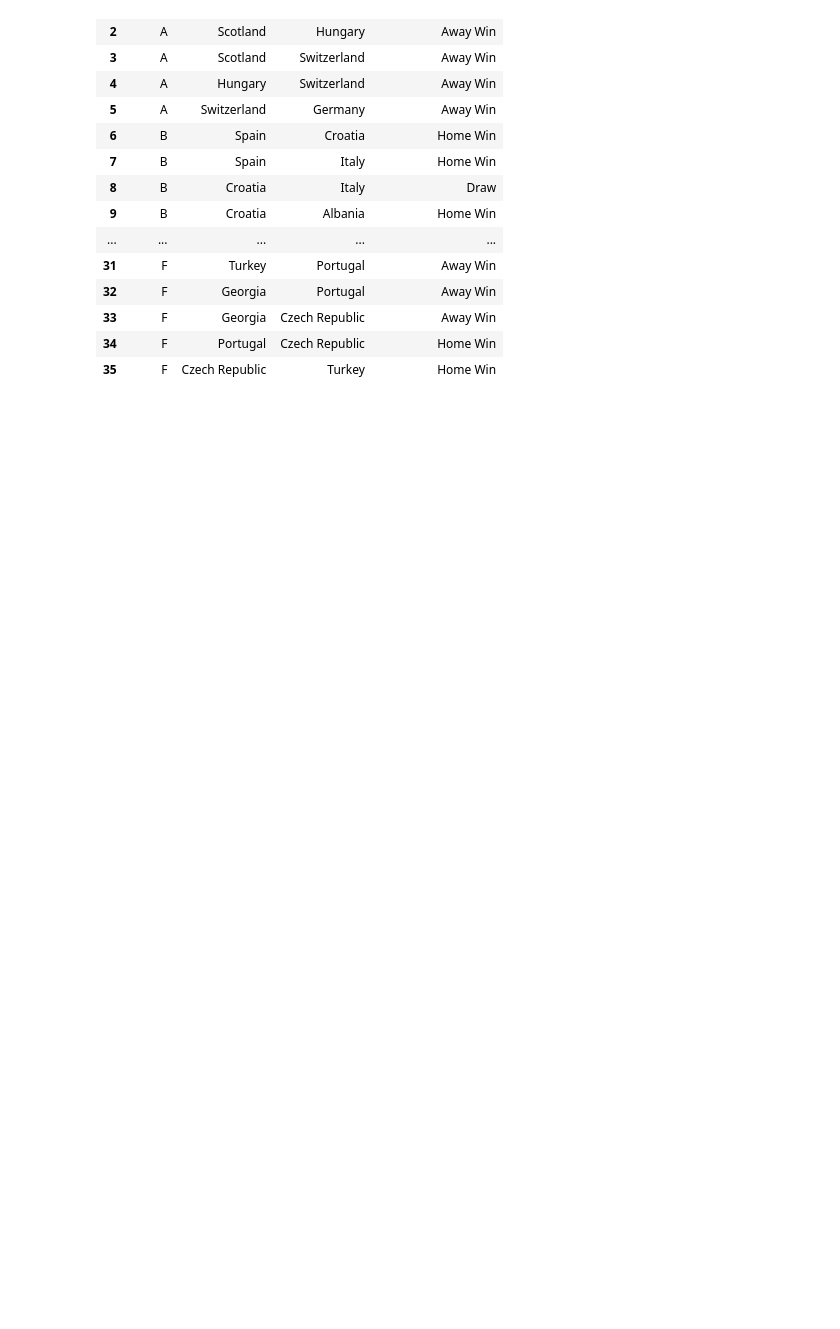
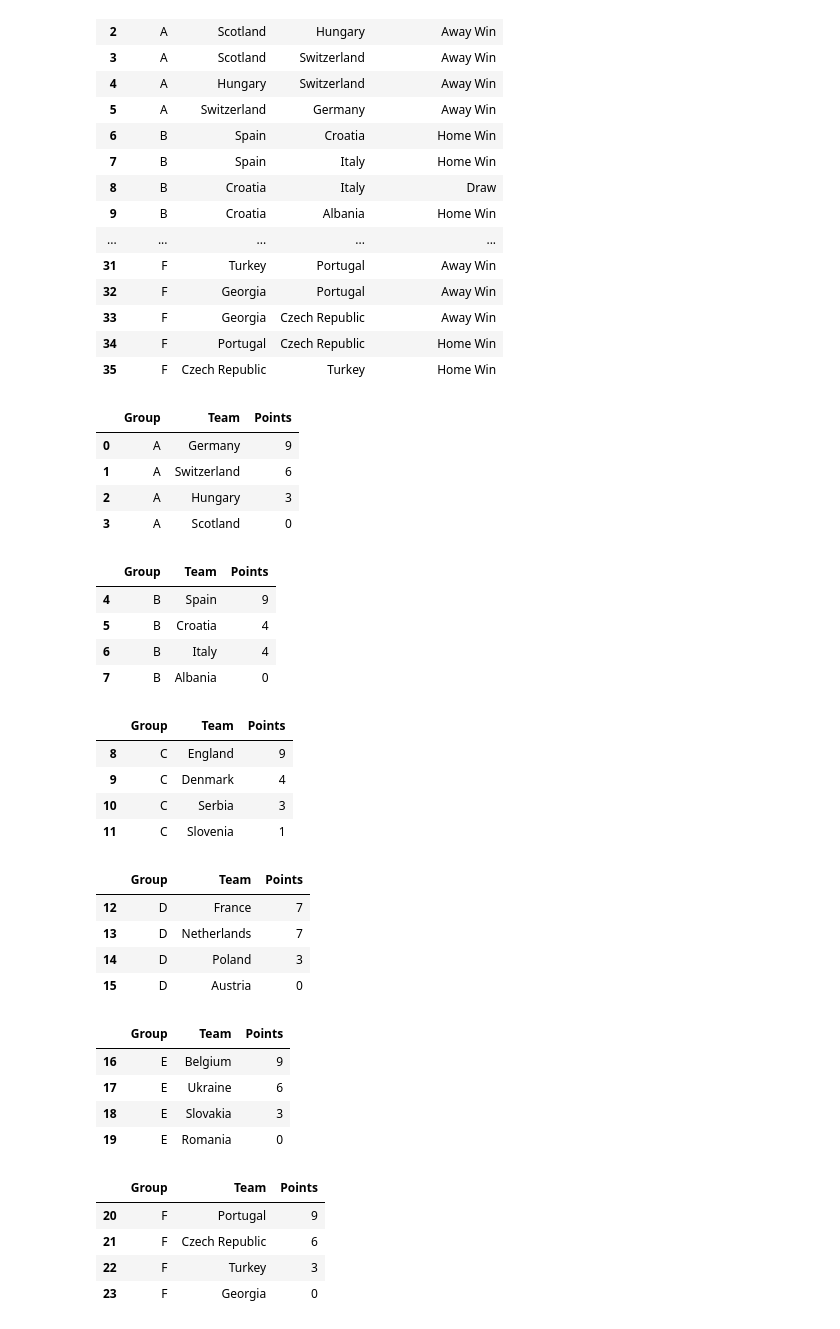
Before and after one commit to Bowhza/euro2024-predictor, a Jupyter notebook: model.ipynb, the cells around one changed output. Saved outputs shown, nothing was run; the diff lists cells and outputs as text; code cells hidden in the pictures; blank space fills up the shorter version.

```diff
--- a/model.ipynb
+++ b/model.ipynb
@@ -489,3 +489,78 @@ matches_data[["Group", "Home_Team", "Away_Team", "Predicted_Outcome"]]
 | 33 | F | Georgia | Czech Republic | Away Win |
 | 34 | F | Portugal | Czech Republic | Home Win |
 | 35 | F | Czech Republic | Turkey | Home Win |
+# %%
+# Initialize a dictionary to store the points for each team in each group
+team_points = {}
+
+# Define points for each outcome
+points = {"Home Win": (3, 0), "Away Win": (0, 3), "Draw": (1, 1)}
+
+# Iterate over each match and update points for home and away teams
+for index, row in matches_data.iterrows():
+    home_team = row['Home_Team']
+    away_team = row['Away_Team']
+    group = row['Group']
+    outcome = row['Predicted_Outcome']
+
+    home_points, away_points = points[outcome]
+
+    if (group, home_team) not in team_points:
+        team_points[(group, home_team)] = 0
+    if (group, away_team) not in team_points:
+        team_points[(group, away_team)] = 0
+
+    team_points[(group, home_team)] += home_points
+    team_points[(group, away_team)] += away_points
+
+# Convert the dictionary to a DataFrame
+points_df = pd.DataFrame(list(team_points.items()), columns=['Group_Team', 'Points'])
+points_df[['Group', 'Team']] = pd.DataFrame(points_df['Group_Team'].tolist(), index=points_df.index)
+points_df = points_df.drop(columns=['Group_Team'])
+
+# Group by Group and Team, then sum the points
+grouped_points_df = points_df.groupby(['Group', 'Team']).sum().reset_index()
+
+# Sort by 'Points' in descending order within each group
+grouped_points_df = grouped_points_df.sort_values(by=['Group', 'Points'], ascending=[True, False])
+
+# Reset the index and drop the original index
+grouped_points_df = grouped_points_df.reset_index(drop=True)
+
+# Split the DataFrame by group
+grouped_points_dict = {group: df for group, df in grouped_points_df.groupby('Group')}
+
+# Display each group starting from index 1
+for group, df in grouped_points_dict.items():
+    display(df)
+# %% [output]
+|  | Group | Team | Points |
+| 0 | A | Germany | 9 |
+| 1 | A | Switzerland | 6 |
+| 2 | A | Hungary | 3 |
+| 3 | A | Scotland | 0 |
+|  | Group | Team | Points |
+| 4 | B | Spain | 9 |
+| 5 | B | Croatia | 4 |
+| 6 | B | Italy | 4 |
+| 7 | B | Albania | 0 |
+|  | Group | Team | Points |
+| 8 | C | England | 9 |
+| 9 | C | Denmark | 4 |
+| 10 | C | Serbia | 3 |
+| 11 | C | Slovenia | 1 |
+|  | Group | Team | Points |
+| 12 | D | France | 7 |
+| 13 | D | Netherlands | 7 |
+| 14 | D | Poland | 3 |
+| 15 | D | Austria | 0 |
+|  | Group | Team | Points |
+| 16 | E | Belgium | 9 |
+| 17 | E | Ukraine | 6 |
+| 18 | E | Slovakia | 3 |
+| 19 | E | Romania | 0 |
+|  | Group | Team | Points |
+| 20 | F | Portugal | 9 |
+| 21 | F | Czech Republic | 6 |
+| 22 | F | Turkey | 3 |
+| 23 | F | Georgia | 0 |
```
Also changed, not shown: 5 other files.
